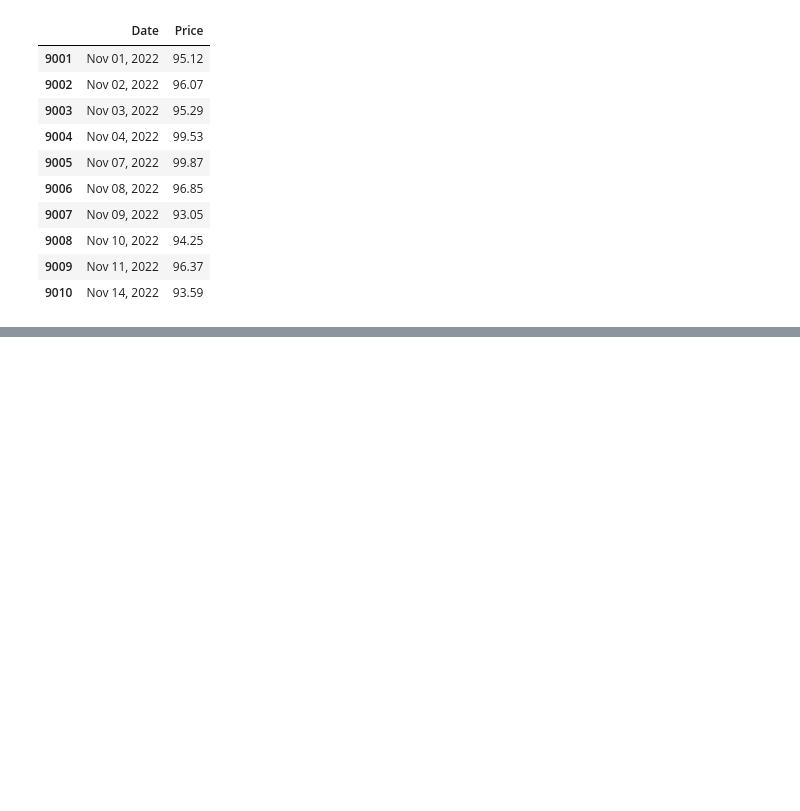
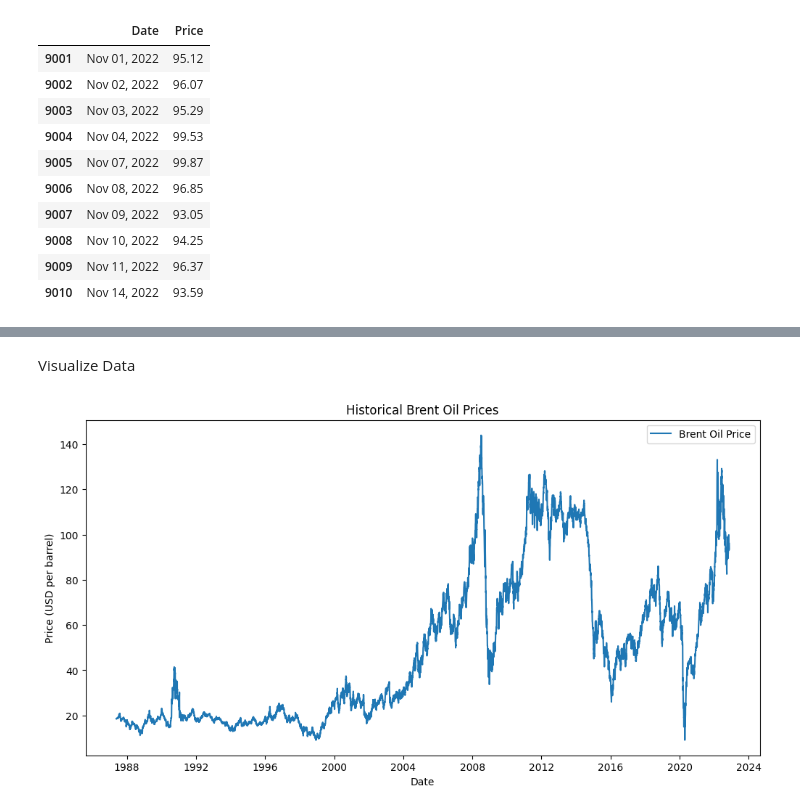
Before and after one commit to brook1167/Birhan-Energies, a Jupyter notebook: notebooks/Eda.ipynb, the cells around one changed output, grey strips where cells are left out. Drawn from its saved outputs; the diff is of its cells as text; code cells hidden in the pictures; blank space fills up the shorter version.

Commit message:
plot time series

```diff
--- a/notebooks/Eda.ipynb
+++ b/notebooks/Eda.ipynb
@@ -39,0 +61,9 @@ df.tail(10)
+# %%
+# Convert the 'Date' column to datetime format
+df['Date'] = pd.to_datetime(df['Date'], format='mixed')
+
+# Sort the Date by date
+df = df.sort_values(by='Date')
+
+# Reset index after sorting
+df.reset_index(drop=True, inplace=True)
@@ -39,0 +84,13 @@ df.tail(10)
+# %% [markdown]
+Visualize Data
+# %%
+# Plot the time series Data to identify trends and patterns:
+plt.figure(figsize=(12, 6))
+plt.plot(df['Date'], df['Price'], label='Brent Oil Price')
+plt.xlabel('Date')
+plt.ylabel('Price (USD per barrel)')
+plt.title('Historical Brent Oil Prices')
+plt.legend()
+plt.show()
+# %% [output]
+[figure, added]
```
Also changed, not shown: parts of 4 cells of this notebook.
